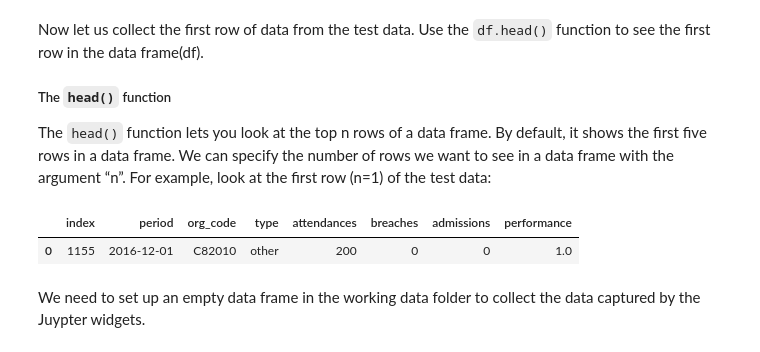
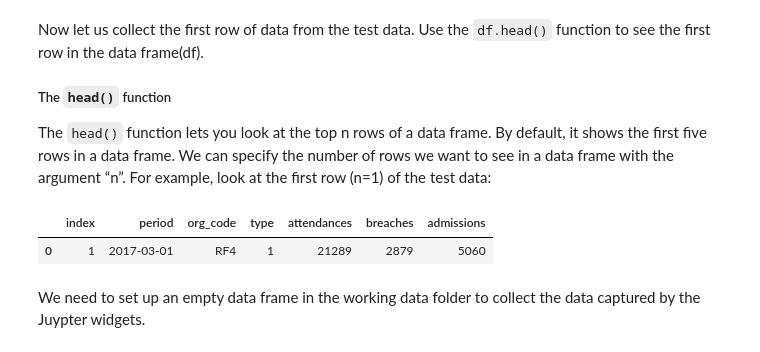
Before and after one commit to B199291/B199291_Assessment, a Jupyter notebook: ipynbScripts/CollectingDataUsingInteractiveJupyterWidgetsWithEndUserReactiveForm_B199291.ipynb, the cells around one changed output. Saved outputs shown, nothing was run; the diff lists cells and outputs as text; code cells hidden in the pictures.

```diff
--- a/ipynbScripts/CollectingDataUsingInteractiveJupyterWidgetsWithEndUserReactiveForm_B199291.ipynb
+++ b/ipynbScripts/CollectingDataUsingInteractiveJupyterWidgetsWithEndUserReactiveForm_B199291.ipynb
@@ -47,10 +46,11 @@ Use the `df.head()` function to see the first row in the data frame(df).
 ##### The `head()` function
 The `head()` function lets you look at the top n rows of a data frame. By default, it shows the first five rows in a data frame. We can specify the number of rows we want to see in a data frame with the argument “n”. For example, look at the first row (n=1) of the test data:
 # %%
-testData.head(n=1)
+#looking columan names to map data collection tool
+RefData.head(n=1)
 # %% [output]
-|  | index | period | org_code | type | attendances | breaches | admissions | performance |
-| 0 | 1155 | 2016-12-01 | C82010 | other | 200 | 0 | 0 | 1.0 |
+|  | index | period | org_code | type | attendances | breaches | admissions |
+| 0 | 1 | 2017-03-01 | RF4 | 1 | 21289 | 2879 | 5060 |
 # %% [markdown]
 We need to set up an empty data frame in the working data folder to collect the data captured by the Juypter widgets.
 # %%
```
Also changed, not shown: parts of 4 cells of this notebook, 1 other file.
